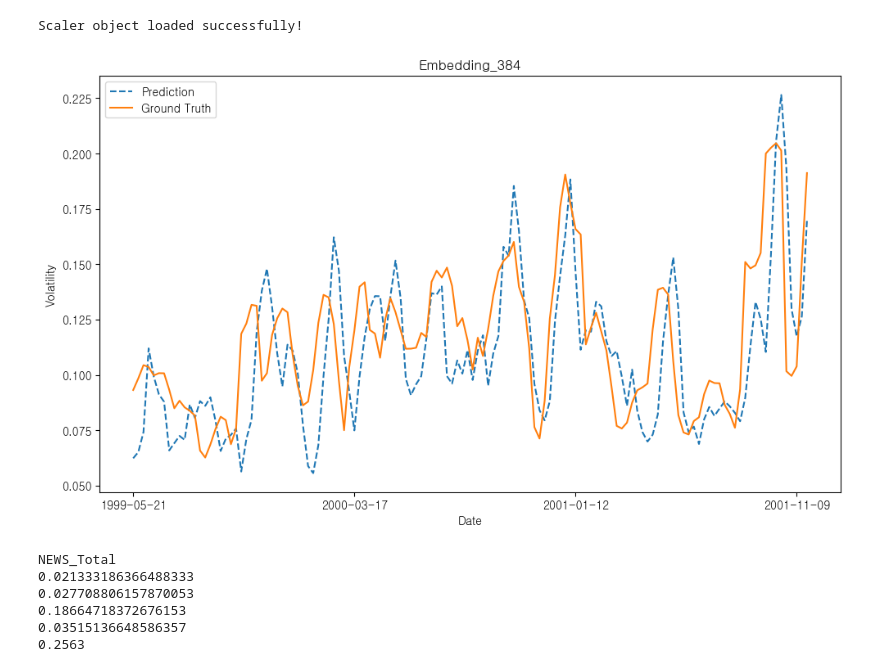
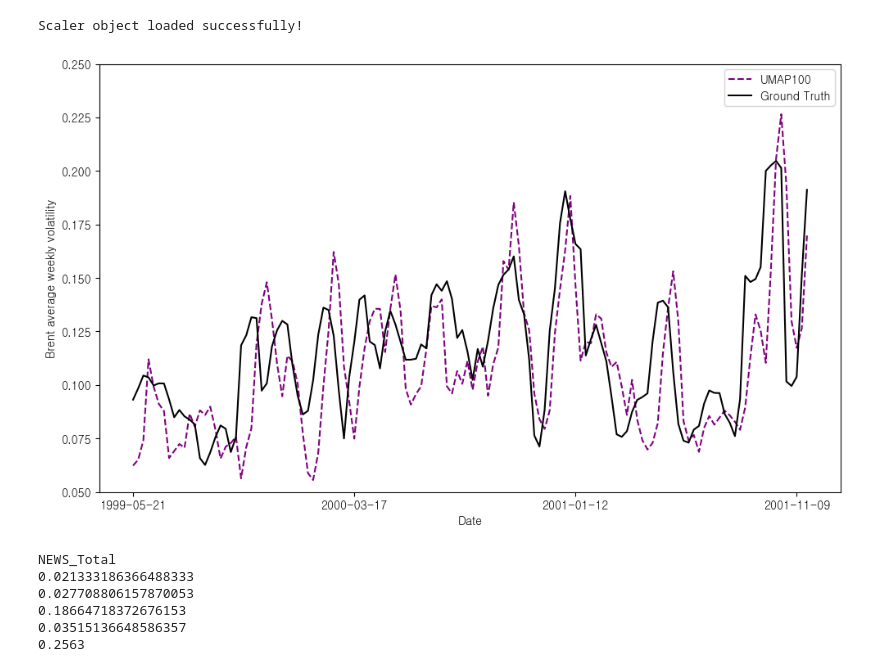
Before and after one commit to kimjuhwan1234/Volatility_Forecasting, a Jupyter notebook: EDA.ipynb, the cells around one changed output. Drawn from its saved outputs; the diff is of its cells as text; code cells hidden in the pictures.

```diff
--- a/EDA.ipynb
+++ b/EDA.ipynb
@@ -813,21 +784,22 @@ vol = vol['Predictions']
 # %%
 plt.figure(figsize=(10, 6))
 
 start = 0
 end = -1
-plt.plot(pred_inv.iloc[start:end, 0], label='Prediction', linestyle='--')
-# plt.plot(vol, label='Ground Truth', color='gray')
-plt.plot(truth_inv.iloc[start:end, 0], label='Ground Truth')
+plt.plot(pred_inv.iloc[start:end, 0], label='UMAP100', color='purple', linestyle='--')
+# plt.plot(vol, label='Vol', color='gray')
+plt.plot(truth_inv.iloc[start:end, 0], label='Ground Truth', color='black')
 
-plt.title('Embedding_384')
+# plt.title('Embedding Vector')
 plt.xlabel('Date')
-plt.ylabel('Volatility')
+plt.ylabel('Brent average weekly volatility')
 plt.legend()
 plt.xticks(pred_inv.index[start:end:43])
+plt.ylim(0.05, 0.25)
 plt.tight_layout()
 plt.show()
 # %% [output]
-[figure, old version]
+[figure, new version]
 # %%
 print('NEWS_Total')
 print(calculate_mae(truth_inv.iloc[:, 0].values, pred_inv.iloc[:, 0].values))
```
Also changed, not shown: parts of 7 cells of this notebook, 22 other files.
